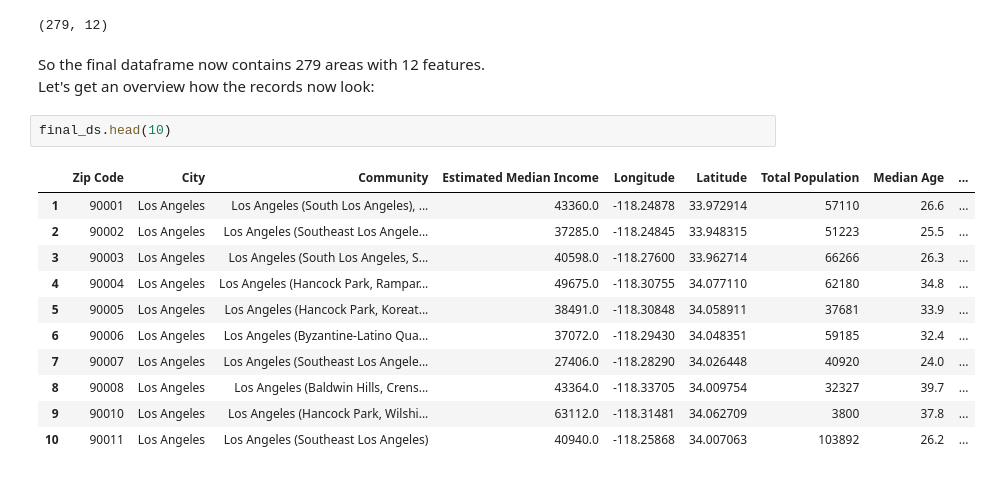
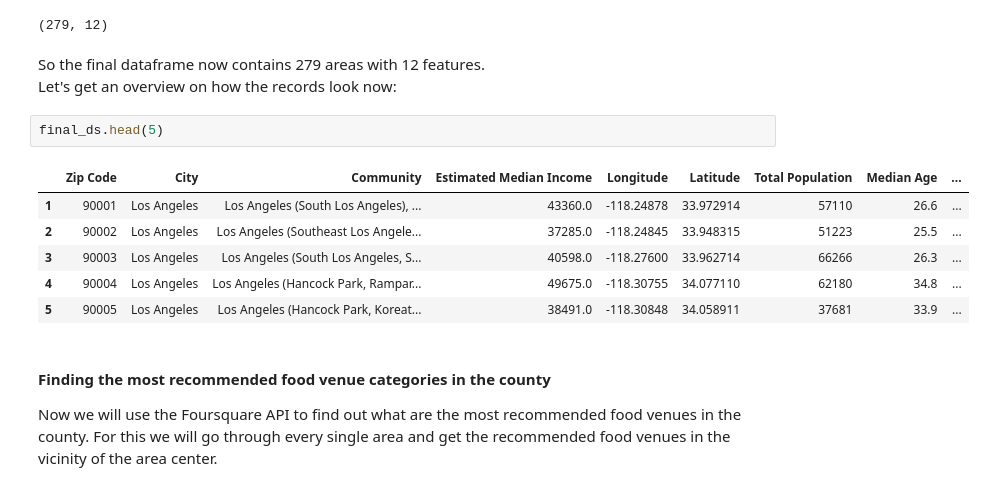
Before and after one commit to Elydora/Coursera_Capstone, a Jupyter notebook: Project/capstone-project.ipynb, the cells around one changed output. Saved outputs shown, nothing was run; the diff lists cells and outputs as text.

```diff
--- a/Project/capstone-project.ipynb
+++ b/Project/capstone-project.ipynb
@@ -111,18 +111,18 @@ final_ds.shape
 (279, 12)
 # %% [markdown]
 So the final dataframe now contains 279 areas with 12 features. <br />
-Let's get an overview how the records now look:
+Let's get an overview on how the records look now:
 # %%
-final_ds.head(10)
+final_ds.head(5)
 # %% [output]
 |  | Zip Code | City | Community | Estimated Median Income | Longitude | Latitude | Total Population | Median Age | ... |
 | 1 | 90001 | Los Angeles | Los Angeles (South Los Angeles), ... | 43360.0 | -118.24878 | 33.972914 | 57110 | 26.6 | ... |
 | 2 | 90002 | Los Angeles | Los Angeles (Southeast Los Angele... | 37285.0 | -118.24845 | 33.948315 | 51223 | 25.5 | ... |
 | 3 | 90003 | Los Angeles | Los Angeles (South Los Angeles, S... | 40598.0 | -118.27600 | 33.962714 | 66266 | 26.3 | ... |
 | 4 | 90004 | Los Angeles | Los Angeles (Hancock Park, Rampar... | 49675.0 | -118.30755 | 34.077110 | 62180 | 34.8 | ... |
 | 5 | 90005 | Los Angeles | Los Angeles (Hancock Park, Koreat... | 38491.0 | -118.30848 | 34.058911 | 37681 | 33.9 | ... |
-| 6 | 90006 | Los Angeles | Los Angeles (Byzantine-Latino Qua... | 37072.0 | -118.29430 | 34.048351 | 59185 | 32.4 | ... |
-| 7 | 90007 | Los Angeles | Los Angeles (Southeast Los Angele... | 27406.0 | -118.28290 | 34.026448 | 40920 | 24.0 | ... |
-| 8 | 90008 | Los Angeles | Los Angeles (Baldwin Hills, Crens... | 43364.0 | -118.33705 | 34.009754 | 32327 | 39.7 | ... |
-| 9 | 90010 | Los Angeles | Los Angeles (Hancock Park, Wilshi... | 63112.0 | -118.31481 | 34.062709 | 3800 | 37.8 | ... |
-| 10 | 90011 | Los Angeles | Los Angeles (Southeast Los Angeles) | 40940.0 | -118.25868 | 34.007063 | 103892 | 26.2 | ... |
+# %% [markdown]
+#### Finding the most recommended food venue categories in the county <br />
+Now we will use the Foursquare API to find out what are the most recommended
+ food venues in the county. For this we will go through every single area
+ and get the recommended food venues in the vicinity of the area center.
```
Also changed, not shown: parts of 14 cells of this notebook.
